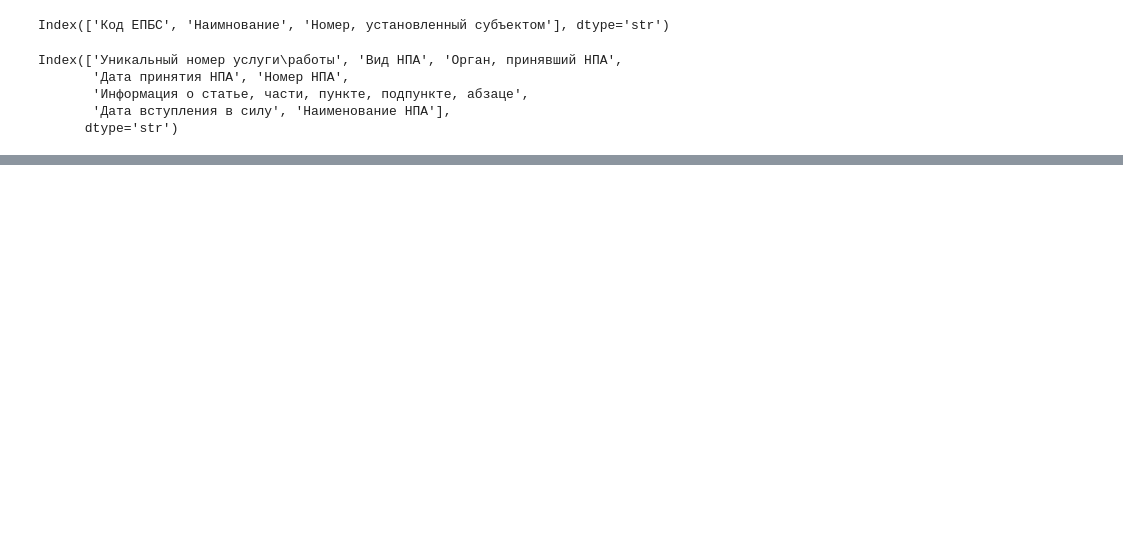
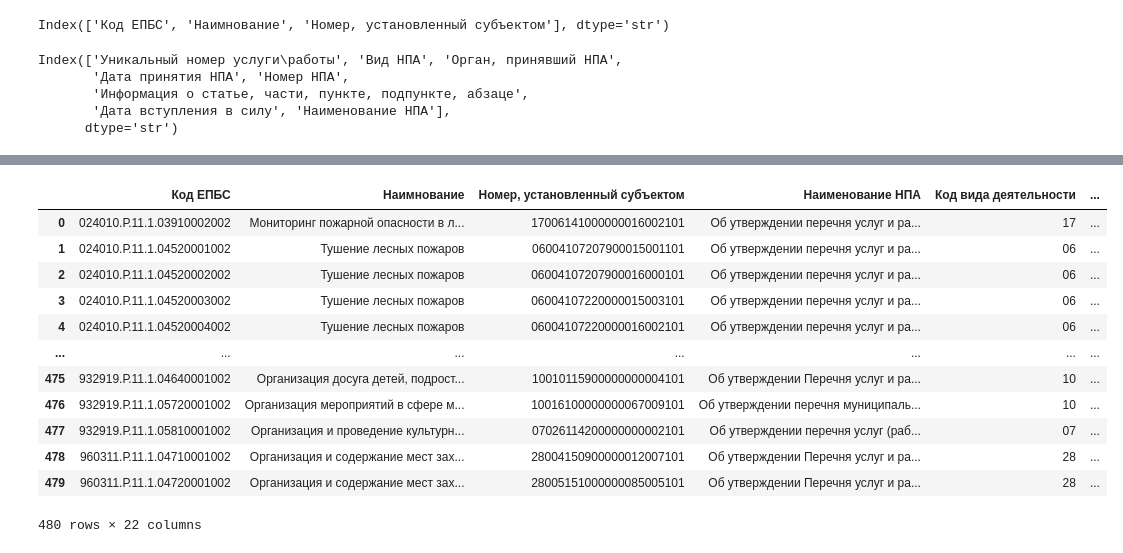
Before and after one commit to namnnom/file-processing, a Jupyter notebook: ГУ.ipynb, the cells around one changed output, grey strips where cells are left out. Cells and saved outputs as stored; diff of their text form; code cells hidden in the pictures; blank space fills up the shorter version.

```diff
--- a/ГУ.ipynb
+++ b/ГУ.ipynb
@@ -42,0 +83,24 @@ df_3 = df_3.rename(columns={'Уникальный номер услуги\раб
+# %%
+df_result['Номер, установленный субъектом']=df_result['Номер, установленный субъектом'].astype(str).str.zfill(23)
+# %%
+df_result['Код вида деятельности']=df_result['Код вида деятельности'].astype(str).str.split('.', expand=True)[0].str.zfill(2)
+# %%
+df_result['Код ОКВЭД']=df_result['Код ОКВЭД'].str.replace('\.', '', regex=True).str.replace('\n', ' ', regex=True)
+# %%
+df_result['Код ОКПД']=df_result['Код ОКПД'].str.replace('\.', '', regex=True).str.replace('\n', ' ', regex=True)
+# %%
+df_result
+# %% [output]
+|  | Код ЕПБС | Наимнование | Номер, установленный субъектом | Наименование НПА | Код вида деятельности | ... |
+| 0 | 024010.Р.11.1.03910002002 | Мониторинг пожарной опасности в л... | 17006141000000016002101 | Об утверждении перечня услуг и ра... | 17 | ... |
+| 1 | 024010.Р.11.1.04520001002 | Тушение лесных пожаров | 06004107207900015001101 | Об утверждении перечня услуг и ра... | 06 | ... |
+| 2 | 024010.Р.11.1.04520002002 | Тушение лесных пожаров | 06004107207900016000101 | Об утверждении перечня услуг и ра... | 06 | ... |
+| 3 | 024010.Р.11.1.04520003002 | Тушение лесных пожаров | 06004107220000015003101 | Об утверждении перечня услуг и ра... | 06 | ... |
+| 4 | 024010.Р.11.1.04520004002 | Тушение лесных пожаров | 06004107220000016002101 | Об утверждении перечня услуг и ра... | 06 | ... |
+| ... | ... | ... | ... | ... | ... | ... |
+| 475 | 932919.Р.11.1.04640001002 | Организация досуга детей, подрост... | 10010115900000000004101 | Об утверждении Перечня услуг и ра... | 10 | ... |
+| 476 | 932919.Р.11.1.05720001002 | Организация мероприятий в сфере м... | 10016100000000067009101 | Об утверждении перечня муниципаль... | 10 | ... |
+| 477 | 932919.Р.11.1.05810001002 | Организация и проведение культурн... | 07026114200000000002101 | Об утверждении перечня услуг (раб... | 07 | ... |
+| 478 | 960311.Р.11.1.04710001002 | Организация и содержание мест зах... | 28004150900000012007101 | Об утверждении Перечня услуг и ра... | 28 | ... |
+| 479 | 960311.Р.11.1.04720001002 | Организация и содержание мест зах... | 28005151000000085005101 | Об утверждении Перечня услуг и ра... | 28 | ... |
+480 rows × 22 columns
```
Also changed, not shown: parts of 6 cells of this notebook.
